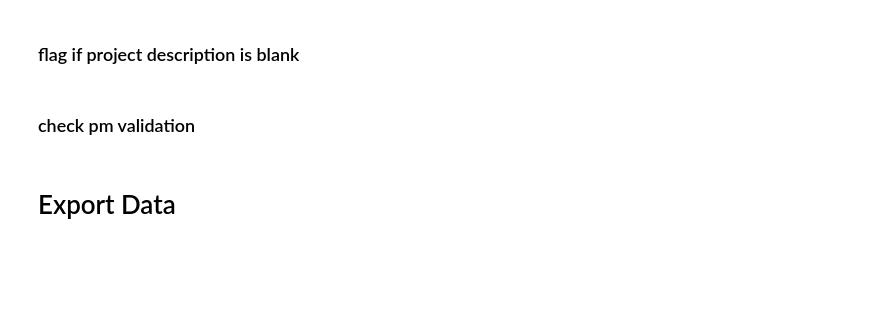
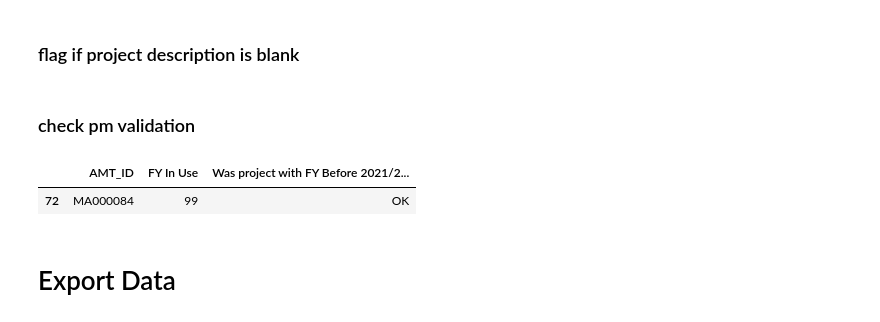
Before and after one commit to zhuzhy1214/amtool_etl, a Jupyter notebook: Minor_DataCheck.ipynb, the cells around one changed output. Saved outputs shown, nothing was run; the diff lists cells and outputs as text; code cells hidden in the pictures; blank space fills up the shorter version.

```diff
--- a/Minor_DataCheck.ipynb
+++ b/Minor_DataCheck.ipynb
@@ -827,7 +846,7 @@ df_Minor_raw_data[ck_col] = df_Minor_raw_data.apply(ck_performance_value, axis =
 # %% [markdown]
 ### flag if total project cost is zero
 # %%
-ck_col = 'Total Project Cost Check'
+ck_col = 'Was the Project Cost Completed?'
 
 def ck_total_project_cost(df):
     if pd.isna(df['Total Project Cost ($K)']) or df['Total Project Cost ($K)'] == 0:
@@ -839,7 +858,7 @@ df_Minor_raw_data[ck_col] = df_Minor_raw_data.apply(ck_total_project_cost, axis
 # %% [markdown]
 ### flag if project description is blank
 # %%
-ck_col = 'Project Location/Description Check'
+ck_col = 'Was Project Location/Description Completed?'
 
 def ck_project_description(df):
     if pd.isna(df['Project Location/Description']) or df['Project Location/Description'] == '':
@@ -871,7 +890,7 @@ df_Minor_raw_data[ck_col] = df_Minor_raw_data.apply(ck_invalid_pm, axis = 1)
 ck_col = 'Data Needs Review Other Than Close-out?'
 
 datacheck_cols = [
-    'Is EFIS Missing?',
+    'Was Project ID (EFIS) completed?',
     'Is EFIS Repeated in Minor Profile?',
     'Is EA Repeated in Minor Profile?',
     'Does EA Need Updates?',
@@ -883,9 +902,11 @@ datacheck_cols = [
     'Does Construction Capital Cost ($K) Need Updates?',
     'Was Performance Tab Completed in Section In Use?',
     'For approved Minor Projects, does the performance summary match the performance value and measure reported to CTC?',
-    'Total Project Cost Check',
-    'Project Location/Description Check',
+    'Was the Project Cost Completed?',
+    'Was Project Location/Description Completed?',
     'Are all Project Locations with a Valid Postmile?',
+    'Is Pavement Plan Year Matching FY of Approved List?',
+    'Is TMS Plan Year Matching FY of Approved List?',
     # 'Project in the approved list, but not in the AMTool.',
 ]
 
@@ -900,14 +921,27 @@ df_Minor_raw_data[ck_col] = df_Minor_raw_data.apply(ck_review_needs_2, args = [d
 ck_col = 'Was project with FY Before 2021/22 Closed-Out?'
 
 def ck_project_closeout_status(df):
-    if pd.isna(df['FY In Use']):
+    if pd.isna(df['FY In Use']) or df['FY In Use'] == 0:
         return 'OK'
     elif int(df['FY In Use']) < 22 and df['Section'] == 'ALN':
+        return 'OK'
+    elif int(df['FY In Use']) > 21:
         return 'OK'
     else:
         return 'Please work with HQ Minor Program to Close-out Project'
 
 df_Minor_raw_data[ck_col] = df_Minor_raw_data.apply(ck_project_closeout_status, axis=1)
+# %%
+#DEBUG
+AMT_ID = 'MB000370'
+AMT_ID = 'MB001220'
+AMT_ID = 'MA000084'
+ck_col = 'Was project with FY Before 2021/22 Closed-Out?'
+
+df_Minor_raw_data[(df_Minor_raw_data['AMT_ID'] == AMT_ID) ][['AMT_ID', 'FY In Use', ck_col]]
+# %% [output]
+|  | AMT_ID | FY In Use | Was project with FY Before 2021/2... |
+| 72 | MA000084 | 99 | OK |
 # %%
 ck_col = 'Data Needs Review?'
 
```
Also changed, not shown: parts of 14 cells of this notebook.
